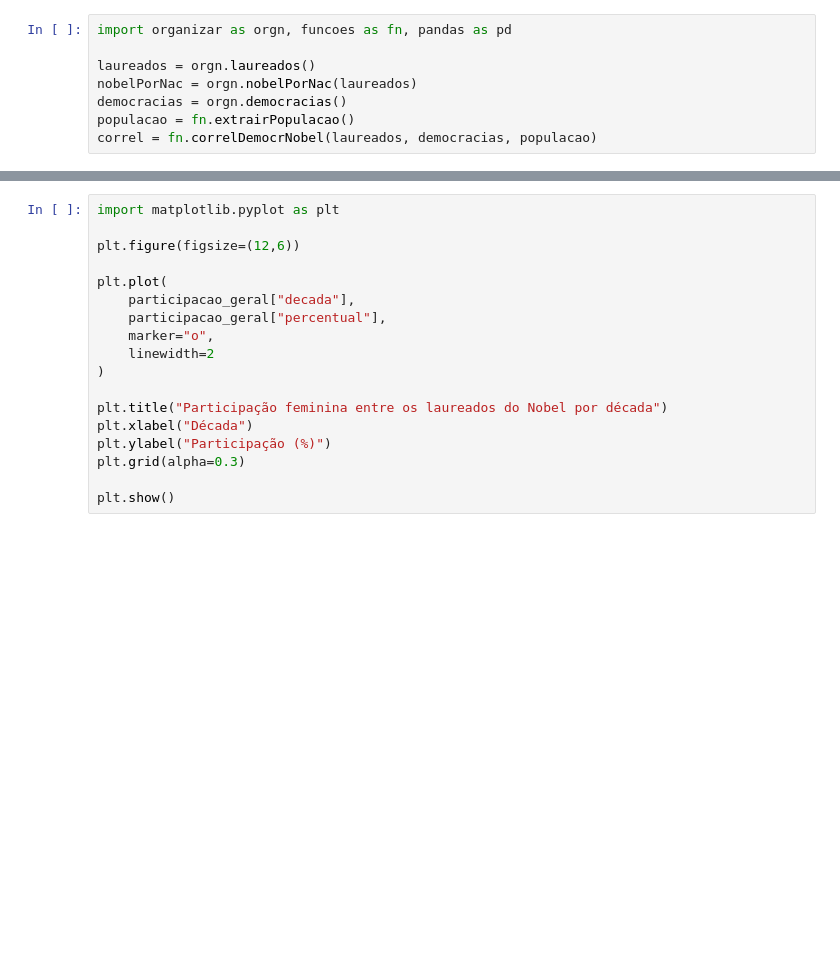
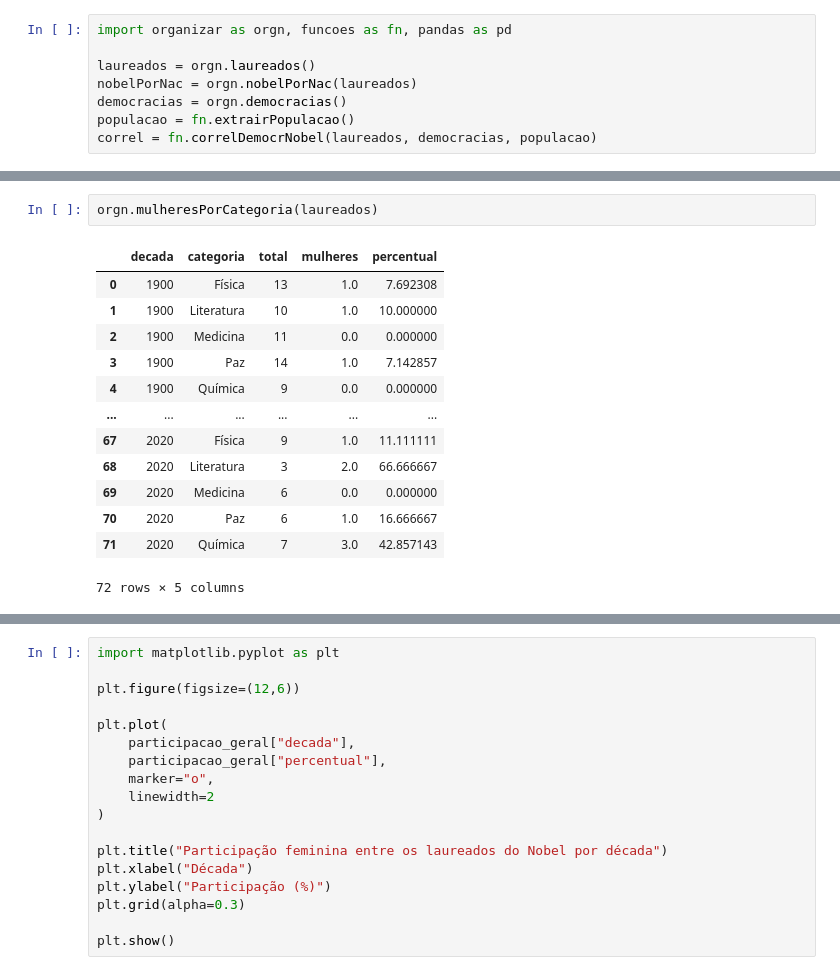
Before and after one commit to FelipeSoares-code/analise-laureados-premio-nobel, a Jupyter notebook: notebooks/mulheres.ipynb, the cells around one changed output, grey strips where cells are left out. Cells and saved outputs as stored; diff of their text form; blank space fills up the shorter version.

```diff
--- a/notebooks/mulheres.ipynb
+++ b/notebooks/mulheres.ipynb
@@ -36,3 +52,19 @@ participacao["percentual"] = (
+# %%
+orgn.mulheresPorCategoria(laureados)
+# %% [output]
+|  | decada | categoria | total | mulheres | percentual |
+| 0 | 1900 | Física | 13 | 1.0 | 7.692308 |
+| 1 | 1900 | Literatura | 10 | 1.0 | 10.000000 |
+| 2 | 1900 | Medicina | 11 | 0.0 | 0.000000 |
+| 3 | 1900 | Paz | 14 | 1.0 | 7.142857 |
+| 4 | 1900 | Química | 9 | 0.0 | 0.000000 |
+| ... | ... | ... | ... | ... | ... |
+| 67 | 2020 | Física | 9 | 1.0 | 11.111111 |
+| 68 | 2020 | Literatura | 3 | 2.0 | 66.666667 |
+| 69 | 2020 | Medicina | 6 | 0.0 | 0.000000 |
+| 70 | 2020 | Paz | 6 | 1.0 | 16.666667 |
+| 71 | 2020 | Química | 7 | 3.0 | 42.857143 |
+72 rows × 5 columns
 # %%
 dfMulheres = laureados.query("genero == 'female'")
 
```
Also changed, not shown: parts of 2 cells of this notebook, 3 other files.
